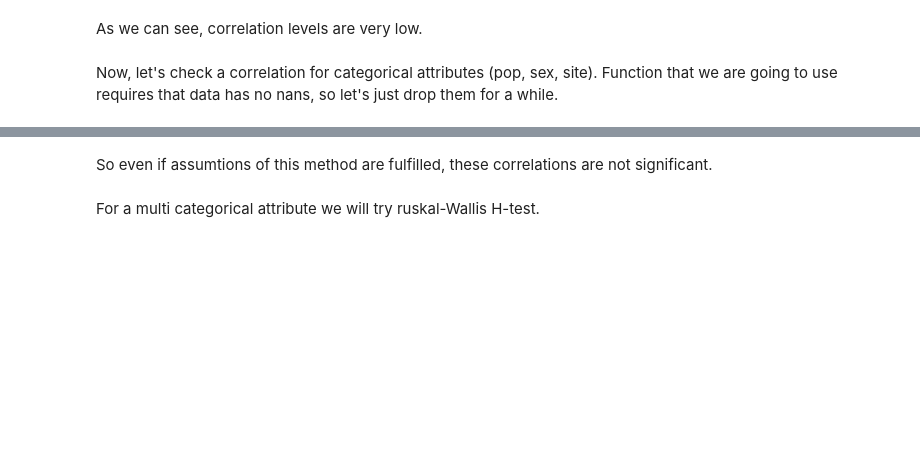
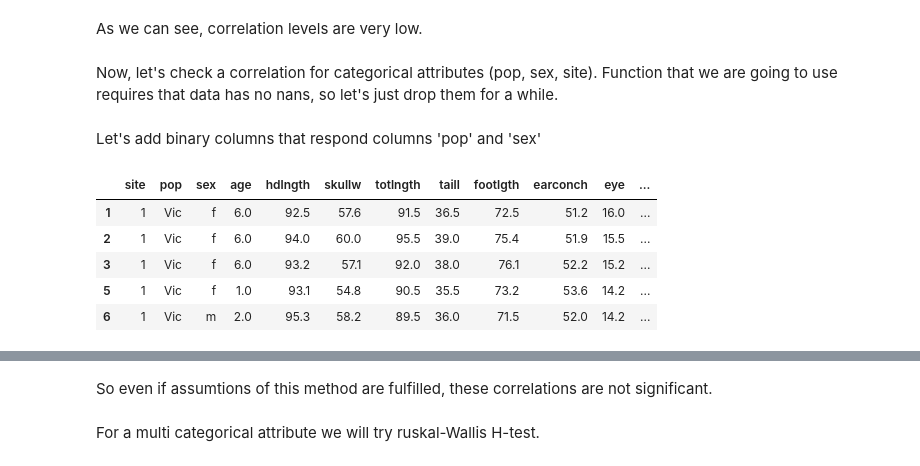
Before and after one commit to ArkadiuszSlowik/Possum-regression, a Jupyter notebook: Possum Regression.ipynb, the cells around one changed output, grey strips where cells are left out. Saved outputs shown, nothing was run; the diff lists cells and outputs as text; code cells hidden in the pictures; blank space fills up the shorter version.

```diff
--- a/Possum Regression.ipynb
+++ b/Possum Regression.ipynb
@@ -96,17 +110,3 @@ Let's add binary columns that respond columns 'pop' and 'sex'
-# %%
-dummy = pd.get_dummies(df["pop"])
-df = pd.concat((df, dummy), axis=1)
-del df["other"]
-df = df.rename(columns={"Vic":"pop-bin"})
-
-dummy = pd.get_dummies(df["sex"])
-df = pd.concat((df, dummy), axis=1)
-del df['m']
-df = df.rename(columns={"f":"sex-bin"})
-df.head()
-
-df["pop-bin"] = df["pop-bin"].astype('category')
-df["sex-bin"] = df["sex-bin"].astype('category')
 # %% [markdown]
 Now we have 10 float type and 3 category type attributes.
 # %%
@@ -269,7 +269,33 @@ As we can see, correlation levels are very low.
 # %% [markdown]
 Now, let's check a correlation for categorical attributes (pop, sex, site). Function that we are going to use requires that data has no nans, so let's just drop them for a while.
 # %%
-train_set_new = train_set.dropna()
+train_set_new = train_set.copy()
+# %% [markdown]
+Let's add binary columns that respond columns 'pop' and 'sex'
+# %%
+dummy = pd.get_dummies(train_set_new["pop"])
+train_set_new = pd.concat((train_set_new, dummy), axis=1)
+del train_set_new["other"]
+train_set_new = train_set_new.rename(columns={"Vic":"pop-bin"})
+
+dummy = pd.get_dummies(df["sex"])
+train_set_new = pd.concat((train_set_new, dummy), axis=1)
+del train_set_new['m']
+train_set_new = train_set_new.rename(columns={"f":"sex-bin"})
+train_set_new.head()
+
+train_set_new["pop-bin"] = train_set_new["pop-bin"].astype('category')
+train_set_new["sex-bin"] = train_set_new["sex-bin"].astype('category')
+
+train_set_new = train_set_new.dropna()
+train_set_new.head()
+# %% [output]
+|  | site | pop | sex | age | hdlngth | skullw | totlngth | taill | footlgth | earconch | eye | ... |
+| 1 | 1 | Vic | f | 6.0 | 92.5 | 57.6 | 91.5 | 36.5 | 72.5 | 51.2 | 16.0 | ... |
+| 2 | 1 | Vic | f | 6.0 | 94.0 | 60.0 | 95.5 | 39.0 | 75.4 | 51.9 | 15.5 | ... |
+| 3 | 1 | Vic | f | 6.0 | 93.2 | 57.1 | 92.0 | 38.0 | 76.1 | 52.2 | 15.2 | ... |
+| 5 | 1 | Vic | f | 1.0 | 93.1 | 54.8 | 90.5 | 35.5 | 73.2 | 53.6 | 14.2 | ... |
+| 6 | 1 | Vic | m | 2.0 | 95.3 | 58.2 | 89.5 | 36.0 | 71.5 | 52.0 | 14.2 | ... |
 # %%
 print(stats.pointbiserialr(train_set_new["pop-bin"], train_set_new["age"]))
 print(stats.pointbiserialr(train_set_new["sex-bin"], train_set_new["age"]))
```
Also changed, not shown: parts of 73 cells of this notebook, 2 other files.
